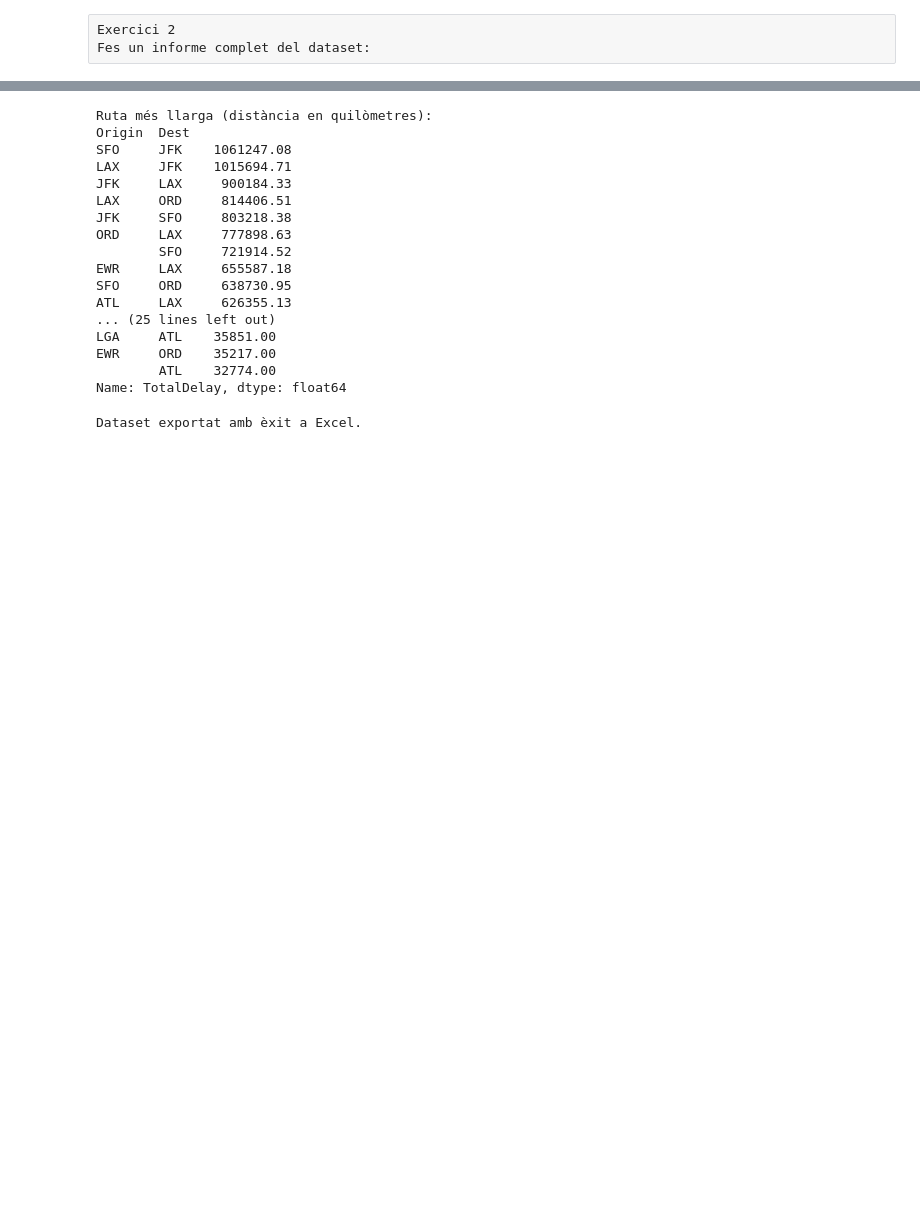
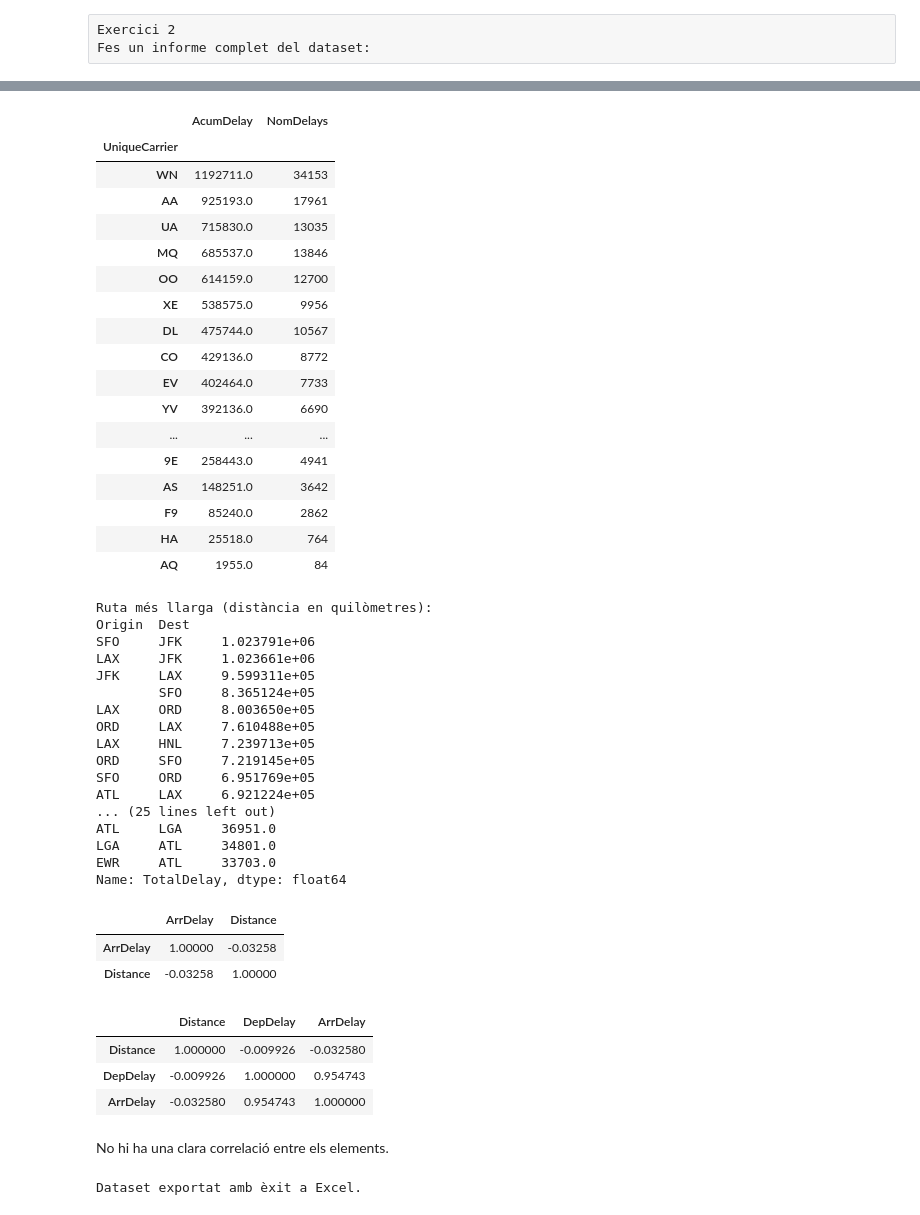
Before and after one commit to moleculekid/DS_ITACADEMY, a Jupyter notebook: Sprint 3/Tasca_M3_T02.ipynb, the cells around one changed output, grey strips where cells are left out. Saved outputs shown, nothing was run; the diff lists cells and outputs as text; code cells hidden in the pictures; blank space fills up the shorter version.

```diff
--- a/Sprint 3/Tasca_M3_T02.ipynb
+++ b/Sprint 3/Tasca_M3_T02.ipynb
@@ -210,16 +296,45 @@ AQ                        0.36              0.08
+# %%
+#Fes una taula de les aerolínies amb més endarreriments acumulats
+# Creem una taula temporal on afegim el camp companyia i el valor de 'ArrDelay'. En aquesta taula traiem aquells valors
+# on retardat = 0, ja que 'ArrDelay' tenen valors negatiu o zero i els agrupem per companyia sumant el valor de 'ArrayDelay'.
+# Finalment reanomenem les columnes 'Delayed' i 'ArrDelay'
+delayed_df_red_comp = delayed_df_red.loc[:,['UniqueCarrier','ArrDelay','Delayed']]
+delayed_df_red_comp = delayed_df_red_comp.drop(delayed_df_red_comp[delayed_df_red_comp['Delayed']==0].index).groupby(['UniqueCarrier']).sum().sort_values('ArrDelay', ascending=False)
+delayed_df_red_comp.rename(columns = {'ArrDelay':'AcumDelay'}, inplace = True)
+delayed_df_red_comp.rename(columns = {'Delayed':'NomDelays'}, inplace = True)
+delayed_df_red_comp
+# %% [output]
+|  | AcumDelay | NomDelays |
+| UniqueCarrier |  |  |
+| WN | 1192711.0 | 34153 |
+| AA | 925193.0 | 17961 |
+| UA | 715830.0 | 13035 |
+| MQ | 685537.0 | 13846 |
+| OO | 614159.0 | 12700 |
+| XE | 538575.0 | 9956 |
+| DL | 475744.0 | 10567 |
+| CO | 429136.0 | 8772 |
+| EV | 402464.0 | 7733 |
+| YV | 392136.0 | 6690 |
+| ... | ... | ... |
+| 9E | 258443.0 | 4941 |
+| AS | 148251.0 | 3642 |
+| F9 | 85240.0 | 2862 |
+| HA | 25518.0 | 764 |
+| AQ | 1955.0 | 84 |
 # %%
 # Calcular la distància total per ruta (combinant origen i destinació)
-distancia_total_per_ruta = final_df.groupby(['Origin', 'Dest'])['Distance'].sum()
+distancia_total_per_ruta = delayed_df_red.groupby(['Origin', 'Dest'])['Distance'].sum()
 
 # Trobar la ruta més llarga (amb distància màxima)
 ruta_mes_llarga = distancia_total_per_ruta.nlargest(10)
 
 # Calcular l'endarreriment total per ruta
-endarreriment_total_per_ruta = final_df.groupby(['Origin', 'Dest'])[['ArrDelay', 'DepDelay']].sum()
+endarreriment_total_per_ruta = delayed_df_red.groupby(['Origin', 'Dest'])[['ArrDelay', 'DepDelay']].sum()
 
 # Calcular la distància total per ruta (combinant origen i destí) en quilòmetres
-final_df['DistanceKm'] = final_df['Distance'] * 1.60934
-distancia_total_per_ruta_km = final_df.groupby(['Origin', 'Dest'])['DistanceKm'].sum()
+delayed_df_red['DistanceKm'] = delayed_df_red['Distance'] * 1.60934
+distancia_total_per_ruta_km = delayed_df_red.groupby(['Origin', 'Dest'])['DistanceKm'].sum()
 
 # Trobar la ruta més llarga (amb distància máxima) en kms
 ruta_mes_llarga_km = distancia_total_per_ruta_km.nlargest(10)
@@ -240,20 +355,37 @@ print(ruta_mes_endarrerida)
 # %% [output]
 Ruta més llarga (distància en quilòmetres):
 Origin  Dest
-SFO     JFK    1061247.08
-LAX     JFK    1015694.71
-JFK     LAX     900184.33
-LAX     ORD     814406.51
-JFK     SFO     803218.38
-ORD     LAX     777898.63
-        SFO     721914.52
-EWR     LAX     655587.18
-SFO     ORD     638730.95
-ATL     LAX     626355.13
+SFO     JFK     1.023791e+06
+LAX     JFK     1.023661e+06
+JFK     LAX     9.599311e+05
+        SFO     8.365124e+05
+LAX     ORD     8.003650e+05
+ORD     LAX     7.610488e+05
+LAX     HNL     7.239713e+05
+ORD     SFO     7.219145e+05
+SFO     ORD     6.951769e+05
+ATL     LAX     6.921224e+05
 ... (25 lines left out)
-LGA     ATL    35851.00
-EWR     ORD    35217.00
-        ATL    32774.00
+ATL     LGA     36951.0
+LGA     ATL     34801.0
+EWR     ATL     33703.0
 Name: TotalDelay, dtype: float64
+# %%
+# Aporta allò que consideris rellevant.
+# Busquem si hi ha una correlació entre diferents valors.
+delayed_df_red[['ArrDelay', 'Distance']].corr()
+# %% [output]
+|  | ArrDelay | Distance |
+| ArrDelay | 1.00000 | -0.03258 |
+| Distance | -0.03258 | 1.00000 |
+# %%
+delayed_df_red[['Distance', 'DepDelay','ArrDelay' ]].corr()
+# %% [output]
+|  | Distance | DepDelay | ArrDelay |
+| Distance | 1.000000 | -0.009926 | -0.032580 |
+| DepDelay | -0.009926 | 1.000000 | 0.954743 |
+| ArrDelay | -0.032580 | 0.954743 | 1.000000 |
+# %% [markdown]
+No hi ha una clara correlació entre els elements.
 # %%
 # Exporta el dataset net i amb les noves columnes a Excel.
```
Also changed, not shown: parts of 28 cells of this notebook.
